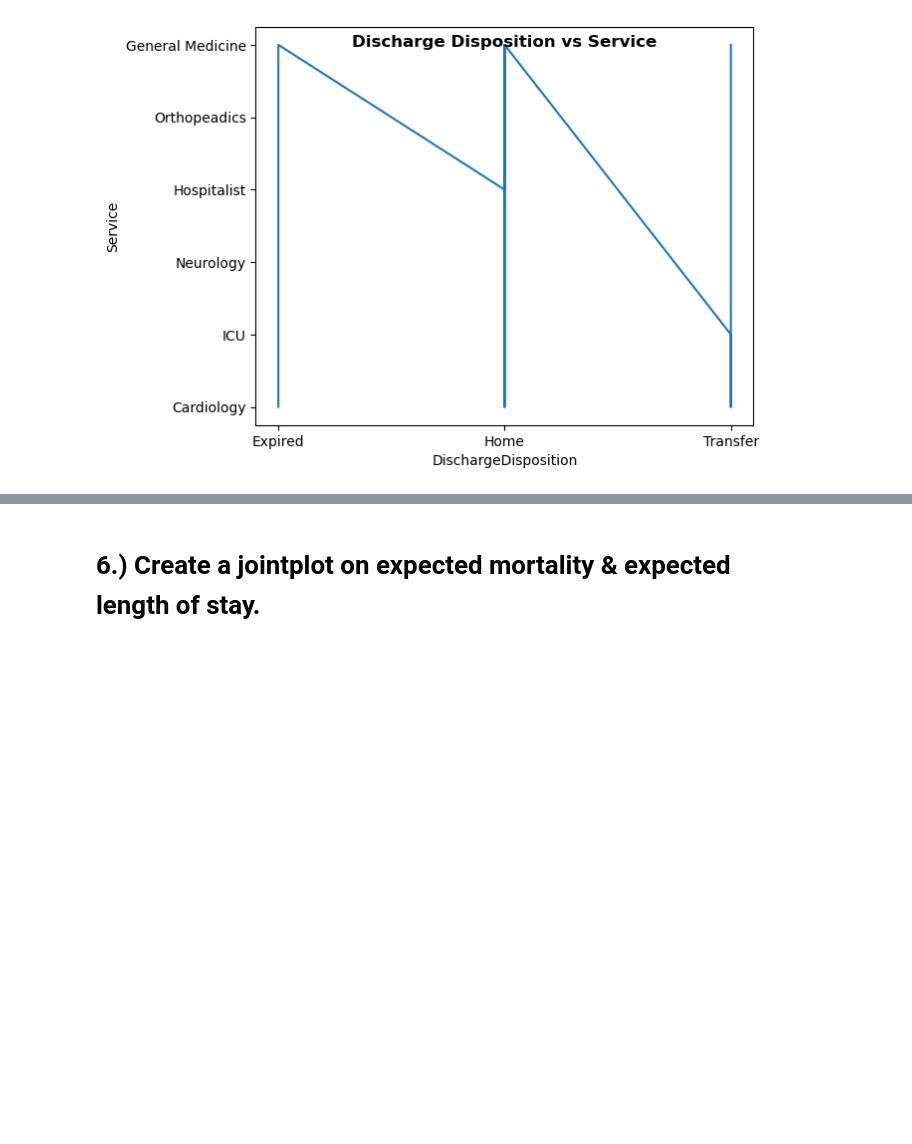
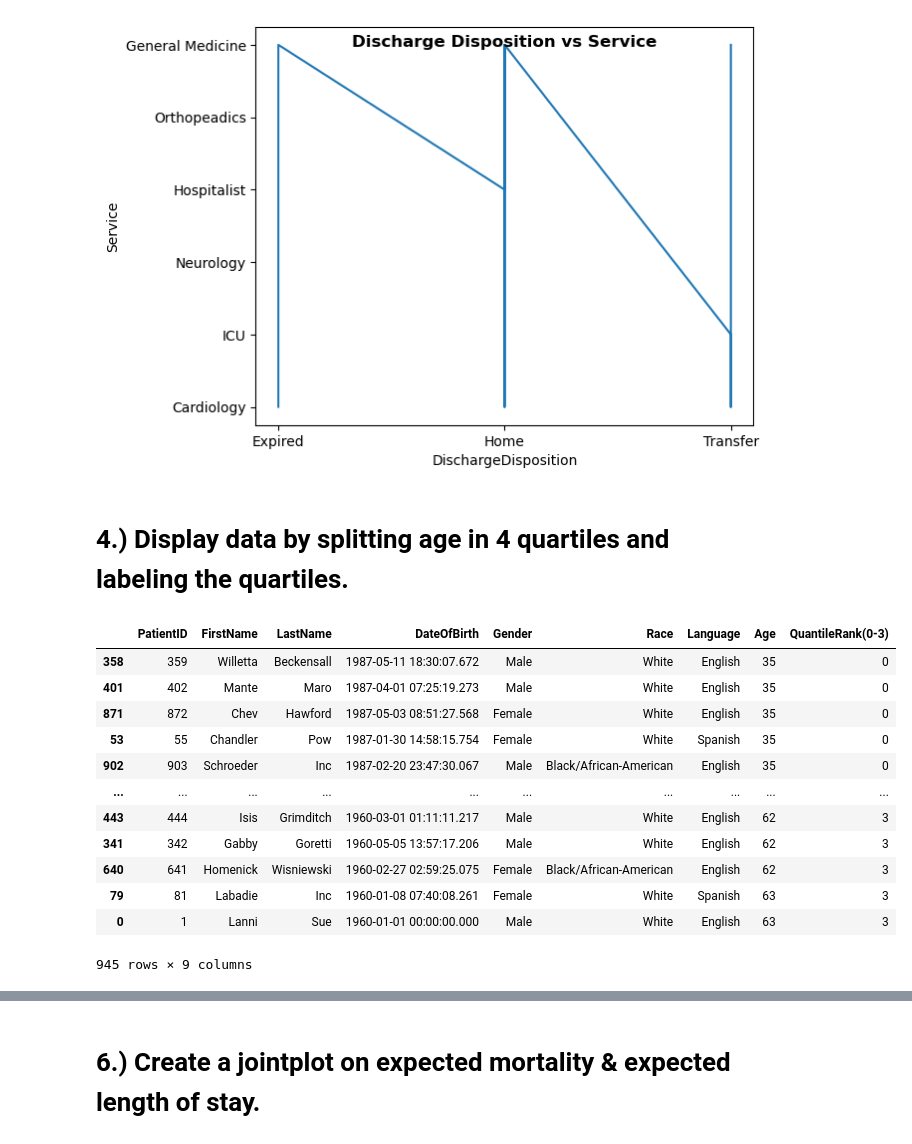
Before and after one commit to fathimadev35/PythonCoders, a Jupyter notebook: PythonCoders-Notebook.ipynb, the cells around one changed output, grey strips where cells are left out. Cells and saved outputs as stored; diff of their text form; code cells hidden in the pictures; blank space fills up the shorter version.

```diff
--- a/PythonCoders-Notebook.ipynb
+++ b/PythonCoders-Notebook.ipynb
@@ -96,3 +96,51 @@ plt.ylabel('Service')
 plt.show()
 # %% [output]
 [figure]
+# %% [markdown]
+# 4.) Display data by splitting age in 4 quartiles and labeling the quartiles.
+# %%
+from datetime import date
+
+# Loading Dataset
+df = pd.read_excel('HospitalDatabase.xlsx', sheet_name=0)
+
+# Getting column DateOfBirth and it's length
+listofDOB = list(df['DateOfBirth'])
+length = len(listofDOB)
+
+# method to calculate age
+def calculateAge(birthDate):
+    days_in_year = 365.2425
+    age = int((date.today() - birthDate).days / days_in_year)
+    return age
+
+DateOfBirth_year = [d.date() for d in df['DateOfBirth']]
+ageList = []
+
+# Iterating through the list to calculate age for each patient
+for i in range(length):
+    age = calculateAge((date(DateOfBirth_year[i].year,DateOfBirth_year[i].month,DateOfBirth_year[i].day)))
+    ageList.append(age)
+
+# Adding a new column age to Patient Table
+df['Age'] = ageList
+
+# Splitting age in 4 quartiles and labeling the quartiles.
+df.sort_values(by =['Age'], inplace = True)
+df['QuantileRank(0-3)']= pd.qcut(df['Age'],
+                             q = 4, labels = False)
+df
+# %% [output]
+|  | PatientID | FirstName | LastName | DateOfBirth | Gender | Race | Language | Age | QuantileRank(0-3) |
+| 358 | 359 | Willetta | Beckensall | 1987-05-11 18:30:07.672 | Male | White | English | 35 | 0 |
+| 401 | 402 | Mante | Maro | 1987-04-01 07:25:19.273 | Male | White | English | 35 | 0 |
+| 871 | 872 | Chev | Hawford | 1987-05-03 08:51:27.568 | Female | White | English | 35 | 0 |
+| 53 | 55 | Chandler | Pow | 1987-01-30 14:58:15.754 | Female | White | Spanish | 35 | 0 |
+| 902 | 903 | Schroeder | Inc | 1987-02-20 23:47:30.067 | Male | Black/African-American | English | 35 | 0 |
+| ... | ... | ... | ... | ... | ... | ... | ... | ... | ... |
+| 443 | 444 | Isis | Grimditch | 1960-03-01 01:11:11.217 | Male | White | English | 62 | 3 |
+| 341 | 342 | Gabby | Goretti | 1960-05-05 13:57:17.206 | Male | White | English | 62 | 3 |
+| 640 | 641 | Homenick | Wisniewski | 1960-02-27 02:59:25.075 | Female | Black/African-American | English | 62 | 3 |
+| 79 | 81 | Labadie | Inc | 1960-01-08 07:40:08.261 | Female | White | Spanish | 63 | 3 |
+| 0 | 1 | Lanni | Sue | 1960-01-01 00:00:00.000 | Male | White | English | 63 | 3 |
+945 rows × 9 columns
```
Also changed, not shown: parts of 13 cells of this notebook.
